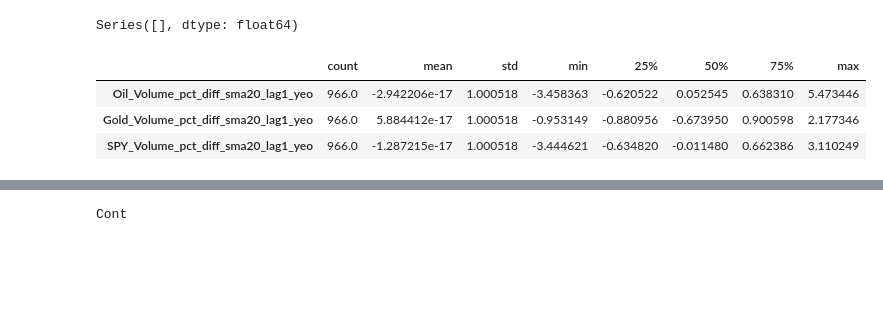
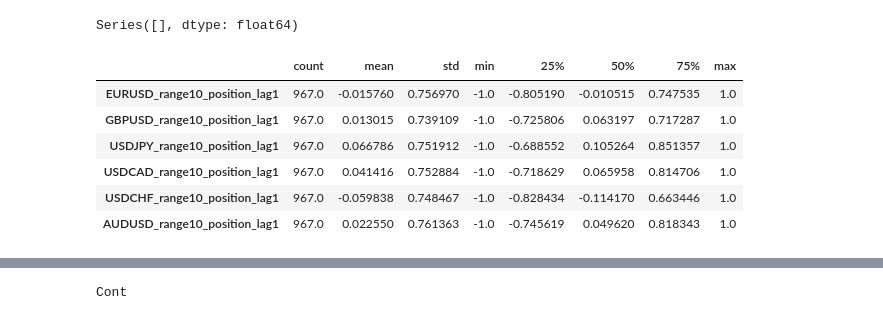
Before and after one commit to sebakremis/ForexMiner, a Jupyter notebook: notebook_EDA.ipynb, the cells around one changed output, grey strips where cells are left out. Saved outputs shown, nothing was run; the diff lists cells and outputs as text; code cells hidden in the pictures; blank space fills up the shorter version.

```diff
--- a/notebook_EDA.ipynb
+++ b/notebook_EDA.ipynb
@@ -47,15 +47,18 @@ Series([], dtype: float64)
 # %%
 # Descripcion de variables
 columnas_clean = df_clean.columns.tolist()
-cadena = "Volume_pct_diff_sma20"
+cadena = "_position_"
 columnas = encontrar_columnas(columnas_target=columnas_clean, cadena=cadena)
 
 df_clean[columnas].describe().T
 # %% [output]
 |  | count | mean | std | min | 25% | 50% | 75% | max |
-| Oil_Volume_pct_diff_sma20_lag1_yeo | 966.0 | -2.942206e-17 | 1.000518 | -3.458363 | -0.620522 | 0.052545 | 0.638310 | 5.473446 |
-| Gold_Volume_pct_diff_sma20_lag1_yeo | 966.0 | 5.884412e-17 | 1.000518 | -0.953149 | -0.880956 | -0.673950 | 0.900598 | 2.177346 |
-| SPY_Volume_pct_diff_sma20_lag1_yeo | 966.0 | -1.287215e-17 | 1.000518 | -3.444621 | -0.634820 | -0.011480 | 0.662386 | 3.110249 |
+| EURUSD_range10_position_lag1 | 967.0 | -0.015760 | 0.756970 | -1.0 | -0.805190 | -0.010515 | 0.747535 | 1.0 |
+| GBPUSD_range10_position_lag1 | 967.0 | 0.013015 | 0.739109 | -1.0 | -0.725806 | 0.063197 | 0.717287 | 1.0 |
+| USDJPY_range10_position_lag1 | 967.0 | 0.066786 | 0.751912 | -1.0 | -0.688552 | 0.105264 | 0.851357 | 1.0 |
+| USDCAD_range10_position_lag1 | 967.0 | 0.041416 | 0.752884 | -1.0 | -0.718629 | 0.065958 | 0.814706 | 1.0 |
+| USDCHF_range10_position_lag1 | 967.0 | -0.059838 | 0.748467 | -1.0 | -0.828434 | -0.114170 | 0.663446 | 1.0 |
+| AUDUSD_range10_position_lag1 | 967.0 | 0.022550 | 0.761363 | -1.0 | -0.745619 | 0.049620 | 0.818343 | 1.0 |
 # %%
 # Asimetrias general
 mostrar_asimetrias(df_clean)
```
Also changed, not shown: parts of 7 cells of this notebook, 1 other file.
